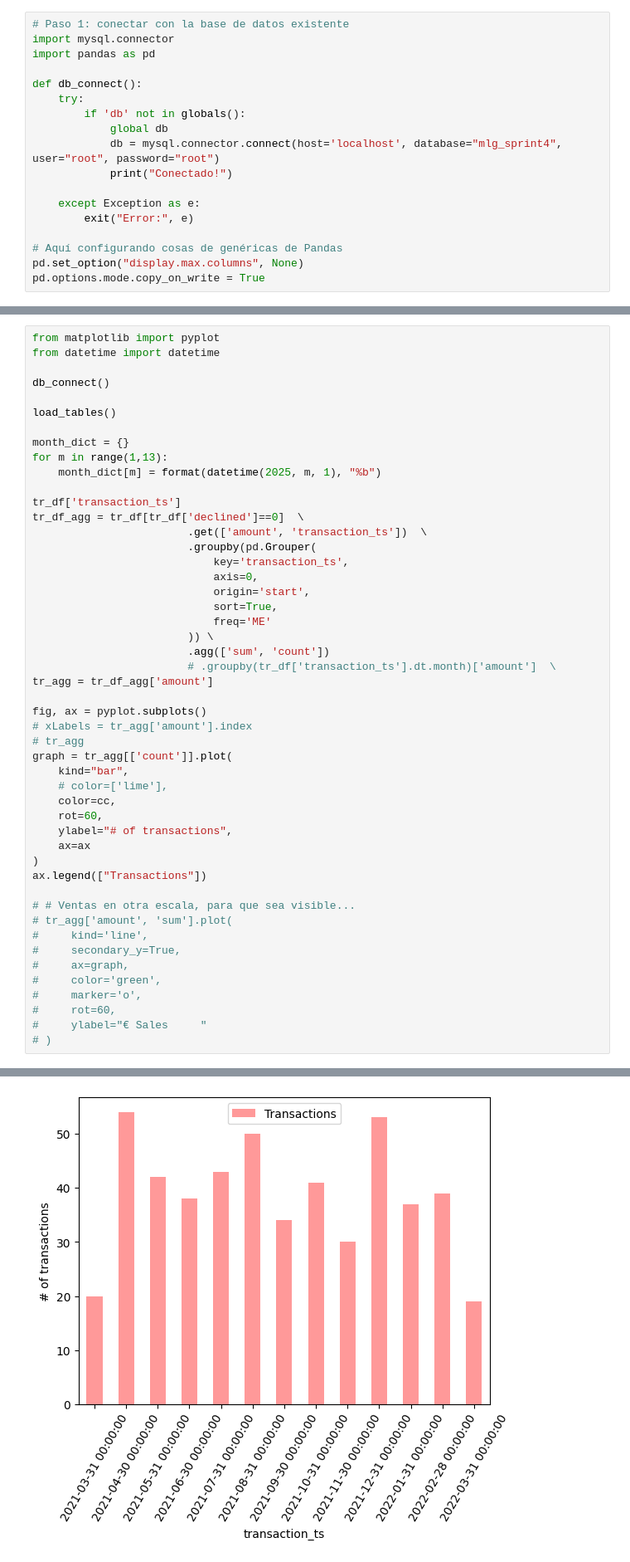
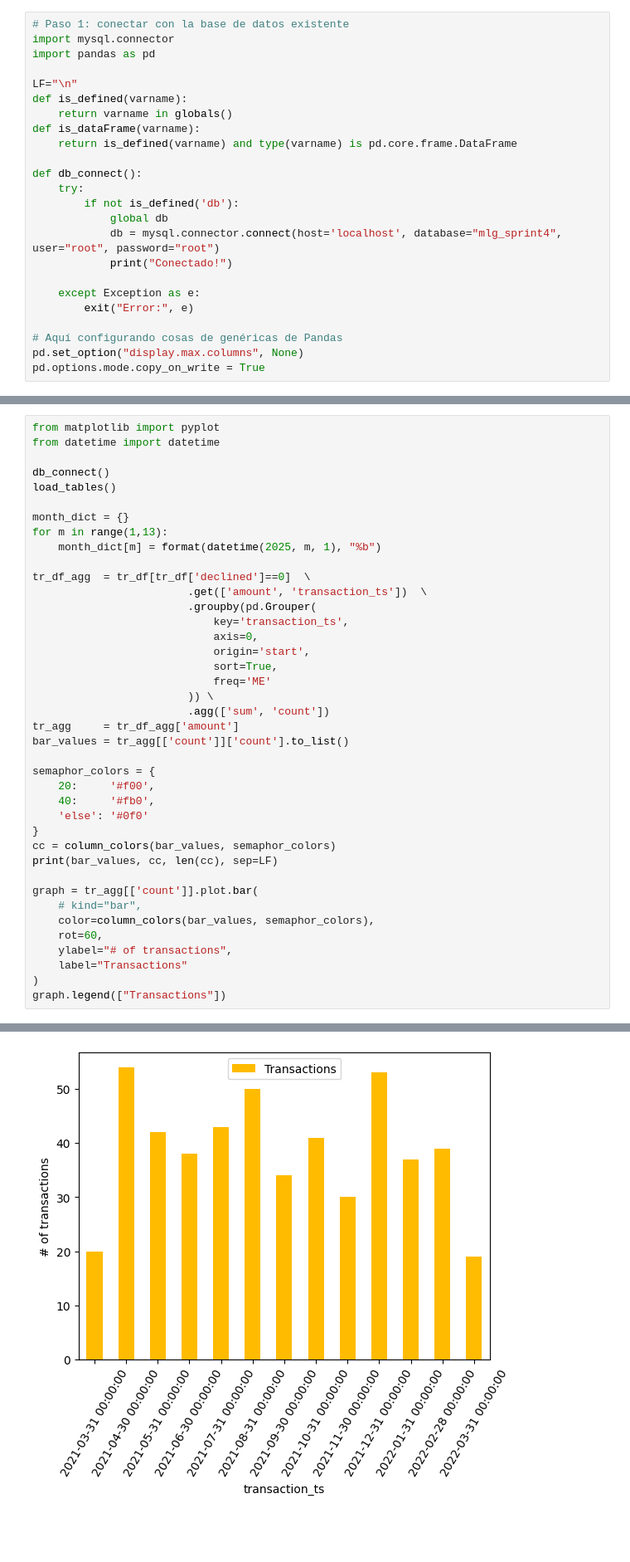
Before and after one commit to mlopezgva/it-academy-mlg, a Jupyter notebook: SPRINT8/Sprint_8.ipynb, the cells around one changed output, grey strips where cells are left out. Shown at 83% size. Saved outputs shown, nothing was run; the diff lists cells and outputs as text; blank space fills up the shorter version.

```diff
--- a/SPRINT8/Sprint_8.ipynb
+++ b/SPRINT8/Sprint_8.ipynb
@@ -5,9 +5,15 @@
 import mysql.connector
 import pandas as pd
 
+LF="\n"
+def is_defined(varname):
+    return varname in globals()
+def is_dataFrame(varname):
+    return is_defined(varname) and type(varname) is pd.core.frame.DataFrame
+
 def db_connect():
     try:
-        if 'db' not in globals():
+        if not is_defined('db'):
             global db
             db = mysql.connector.connect(host='localhost', database="mlg_sprint4", user="root", password="root")
             print("Conectado!")
@@ -192,15 +258,13 @@ from matplotlib import pyplot
 from datetime import datetime
 
 db_connect()
-
 load_tables()
 
 month_dict = {}
 for m in range(1,13):
     month_dict[m] = format(datetime(2025, m, 1), "%b")
 
-tr_df['transaction_ts']
-tr_df_agg = tr_df[tr_df['declined']==0]  \
+tr_df_agg  = tr_df[tr_df['declined']==0]  \
                         .get(['amount', 'transaction_ts'])  \
                         .groupby(pd.Grouper(
                             key='transaction_ts',
@@ -210,30 +274,23 @@ tr_df_agg = tr_df[tr_df['declined']==0]  \
                             freq='ME'
                         )) \
                         .agg(['sum', 'count'])
-                        # .groupby(tr_df['transaction_ts'].dt.month)['amount']  \
-tr_agg = tr_df_agg['amount']
+tr_agg     = tr_df_agg['amount']
+bar_values = tr_agg[['count']]['count'].to_list()
 
-fig, ax = pyplot.subplots()
-# xLabels = tr_agg['amount'].index
-# tr_agg
-graph = tr_agg[['count']].plot(
-    kind="bar",
-    # color=['lime'],
-    color=cc,
+semaphor_colors = {
+    20:     '#f00',
+    40:     '#fb0',
+    'else': '#0f0'
+}
+cc = column_colors(bar_values, semaphor_colors)
+print(bar_values, cc, len(cc), sep=LF)
+
+graph = tr_agg[['count']].plot.bar(
+    # kind="bar",
+    color=column_colors(bar_values, semaphor_colors),
     rot=60,
     ylabel="# of transactions",
-    ax=ax
+    label="Transactions"
 )
-ax.legend(["Transactions"])
-
-# # Ventas en otra escala, para que sea visible...
-# tr_agg['amount', 'sum'].plot(
-#     kind='line',
-#     secondary_y=True,
-#     ax=graph,
-#     color='green',
-#     marker='o',
-#     rot=60,
-#     ylabel="€ Sales     "
-# )
+graph.legend(["Transactions"])
 # %% [output]
@@ -241 +306 @@ ax.legend(["Transactions"])
-[figure, old version]
+[figure, new version]
```
Also changed, not shown: parts of 18 cells of this notebook.
